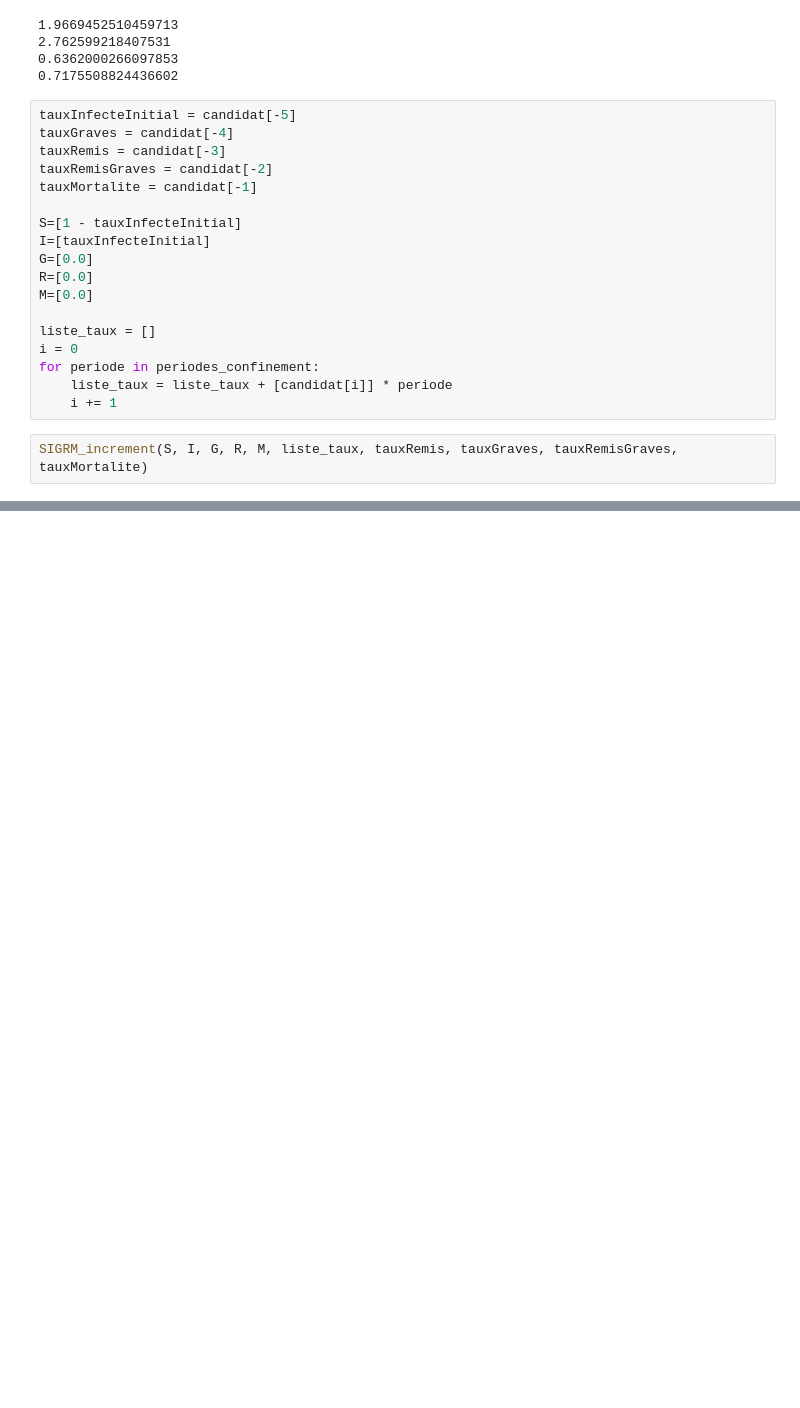
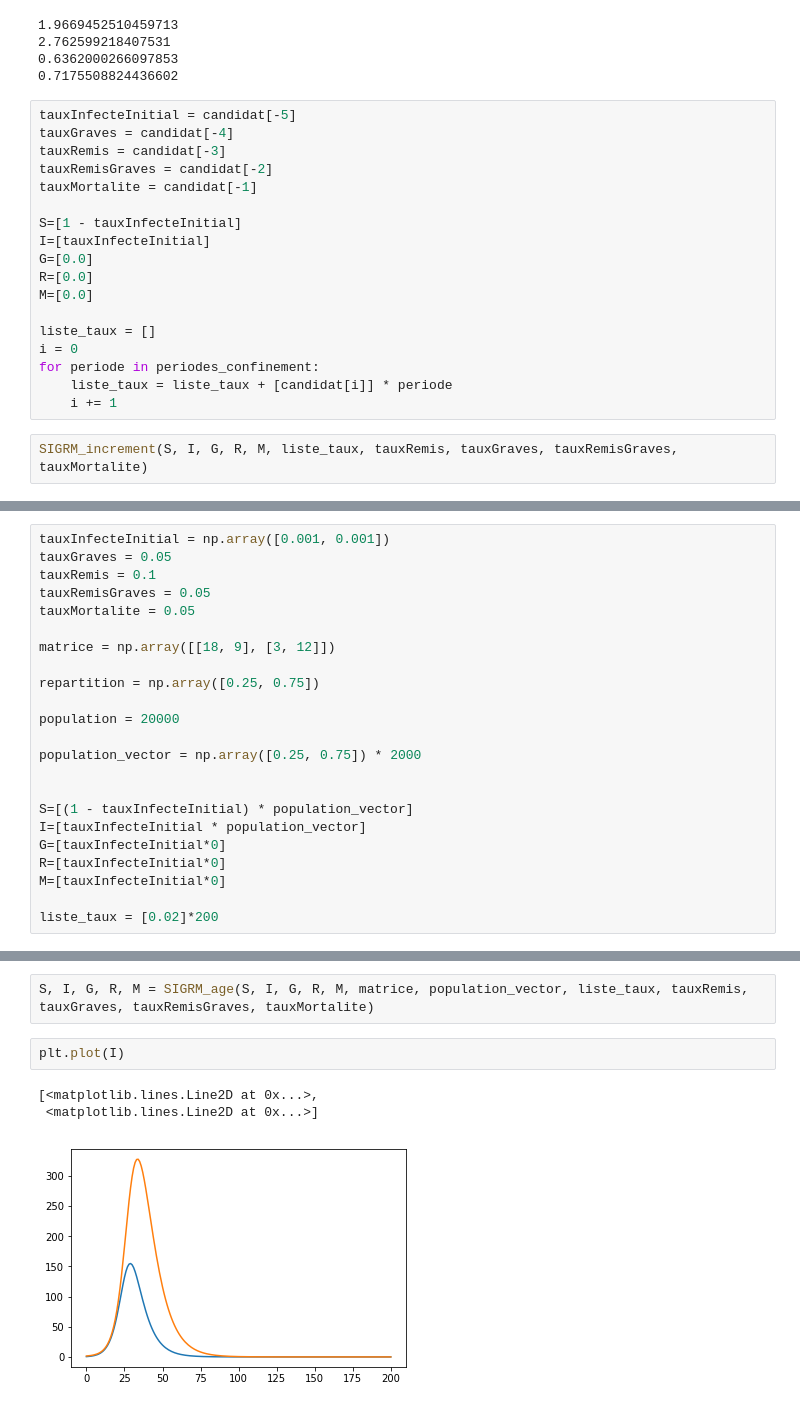
Before and after one commit to cristal-smac/covid, a Jupyter notebook: covid_simplifie.ipynb, the cells around one changed output, grey strips where cells are left out. Saved outputs shown, nothing was run; the diff lists cells and outputs as text; blank space fills up the shorter version.

```diff
--- a/covid_simplifie.ipynb
+++ b/covid_simplifie.ipynb
@@ -144,0 +170,23 @@ plt.grid()
+# %%
+tauxInfecteInitial = np.array([0.001, 0.001])
+tauxGraves = 0.05
+tauxRemis = 0.1
+tauxRemisGraves = 0.05
+tauxMortalite = 0.05
+
+matrice = np.array([[18, 9], [3, 12]])
+
+repartition = np.array([0.25, 0.75])
+
+population = 20000
+
+population_vector = np.array([0.25, 0.75]) * 2000
+
+
+S=[(1 - tauxInfecteInitial) * population_vector]
+I=[tauxInfecteInitial * population_vector]
+G=[tauxInfecteInitial*0]
+R=[tauxInfecteInitial*0]
+M=[tauxInfecteInitial*0]
+
+liste_taux = [0.02]*200
@@ -144,0 +197,8 @@ plt.grid()
+# %%
+S, I, G, R, M = SIGRM_age(S, I, G, R, M, matrice, population_vector, liste_taux, tauxRemis, tauxGraves, tauxRemisGraves, tauxMortalite)
+# %%
+plt.plot(I)
+# %% [output]
+[<matplotlib.lines.Line2D at 0x...>,
+ <matplotlib.lines.Line2D at 0x...>]
+[figure, added]
```
Also changed, not shown: parts of 13 cells of this notebook.
